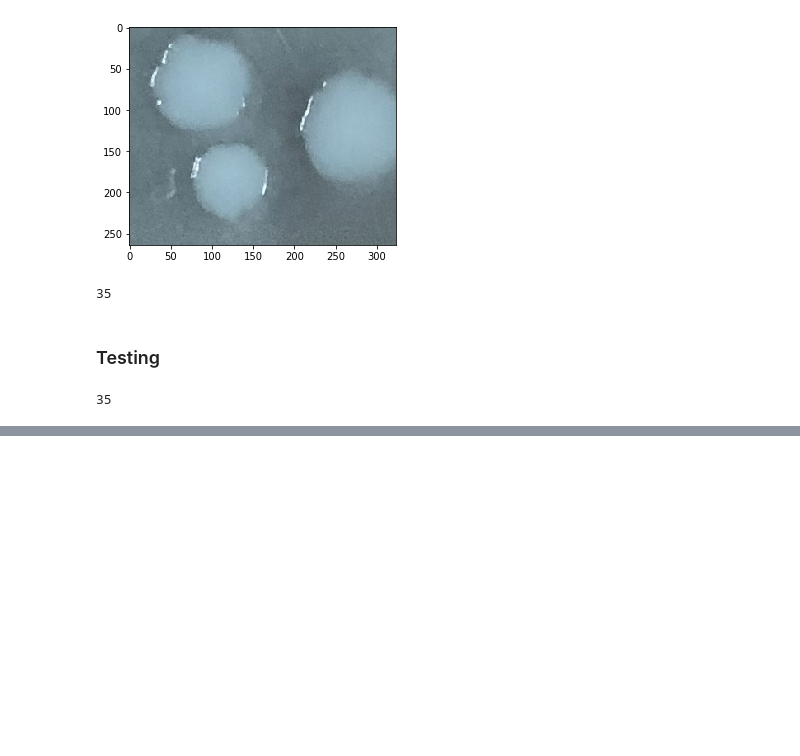
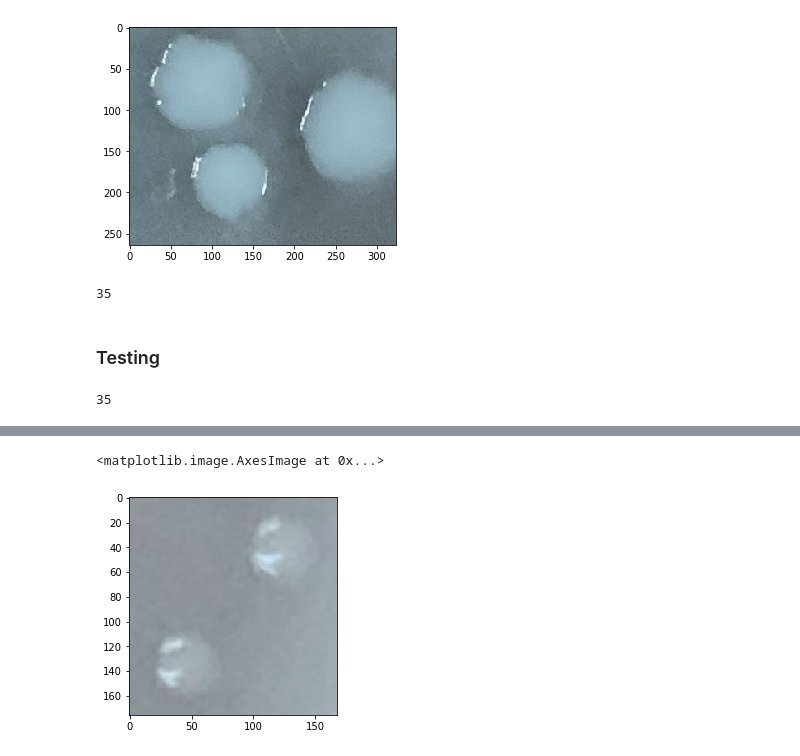
Before and after one commit to aschams/Marsican, a Jupyter notebook: Detect_Circles.ipynb, the cells around one changed output, grey strips where cells are left out. Cells and saved outputs as stored; diff of their text form; code cells hidden in the pictures; blank space fills up the shorter version.

Commit message:
Tested another plate

```diff
--- a/Detect_Circles.ipynb
+++ b/Detect_Circles.ipynb
@@ -478,3 +490,9 @@ mc4 = complete_fit("/Volumes/Samsung_T5/Segmentation_Data/Sukharev_Lab_Data/plat
                   threshold=0.6)
 # %% [output]
 35
+# %%
+mc5 = complete_fit("/Volumes/Samsung_T5/Segmentation_Data/Sukharev_Lab_Data/plates/VC0395_350mOsm_22.jpg",
+                   "/Volumes/Samsung_T5/Segmentation_Data/Sukharev_Lab_Data/colonies/VC0395_350mOsm_22_colony.jpg",
+                   "data/res_22.png",
+                   "data/res_22_count.png",
+                  threshold=0.6)
@@ -480,0 +521,5 @@ mc4 = complete_fit("/Volumes/Samsung_T5/Segmentation_Data/Sukharev_Lab_Data/plat
+# %%
+plt.imshow(mc5[13])
+# %% [output]
+<matplotlib.image.AxesImage at 0x...>
+[figure, added]
```
Also changed, not shown: parts of 5 cells of this notebook.
